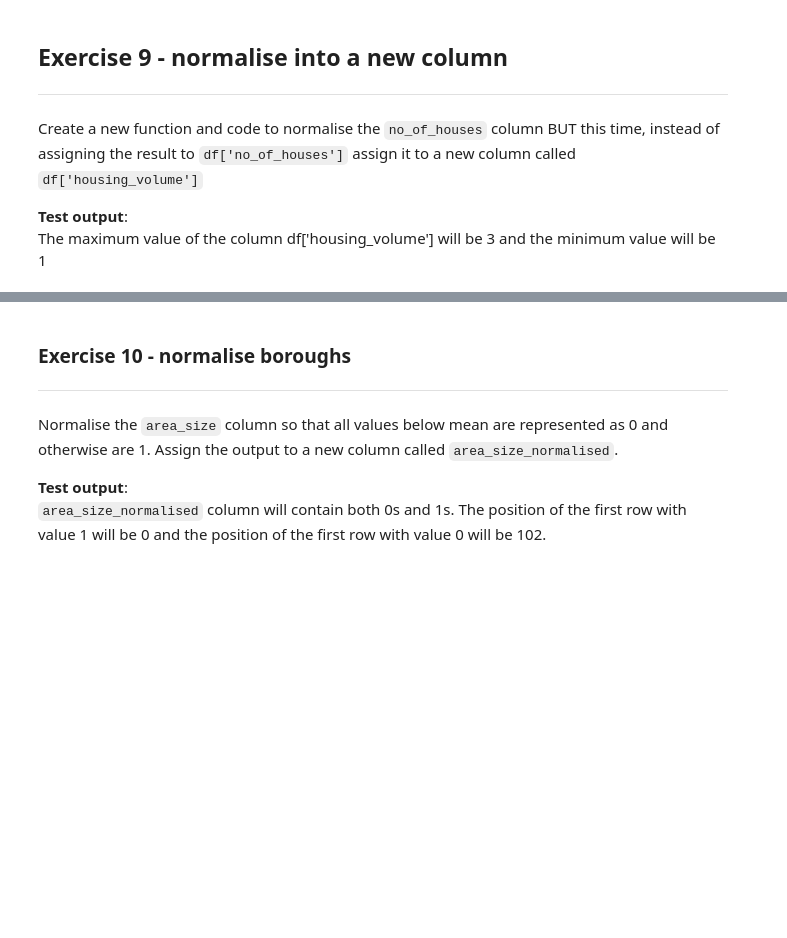
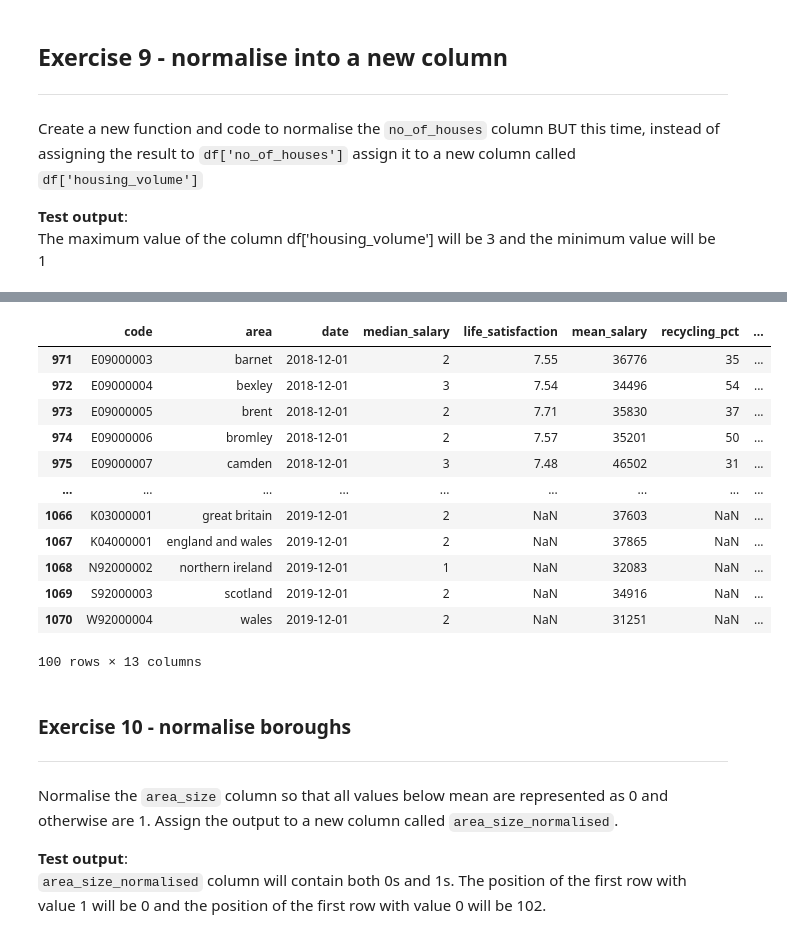
Before and after one commit to midbrain1/programming_for_data, a Jupyter notebook: Sorting_and_cleaning.ipynb, the cells around one changed output, grey strips where cells are left out. Cells and saved outputs as stored; diff of their text form; code cells hidden in the pictures; blank space fills up the shorter version.

```diff
--- a/Sorting_and_cleaning.ipynb
+++ b/Sorting_and_cleaning.ipynb
@@ -285,3 +354,8 @@ Create a new function and code to normalise the `no_of_houses` column BUT this t
 
 **Test output**:
 The maximum value of the column df['housing_volume'] will be 3 and the minimum value will be 1
+# %%
+import numpy as np
+Housing_London['housing_volume']=np.nan
+
+Housing_London.head()
@@ -288,3 +381,28 @@ The maximum value of the column df['housing_volume'] will be 3 and the minimum v
+# %%
+def normalise_volume(df):
+    if df['no_of_houses']<=Housing_London['no_of_houses'].quantile(q=0.33):
+        return 1
+    elif df['no_of_houses']<=Housing_London['no_of_houses'].quantile(q=0.66):
+        return 2
+    else:
+        return 3
+Housing_London['housing_volume'] = Housing_London.apply(normalise_volume, axis=1)
+
+Housing_London.tail(100)
+# %% [output]
+|  | code | area | date | median_salary | life_satisfaction | mean_salary | recycling_pct | ... |
+| 971 | E09000003 | barnet | 2018-12-01 | 2 | 7.55 | 36776 | 35 | ... |
+| 972 | E09000004 | bexley | 2018-12-01 | 3 | 7.54 | 34496 | 54 | ... |
+| 973 | E09000005 | brent | 2018-12-01 | 2 | 7.71 | 35830 | 37 | ... |
+| 974 | E09000006 | bromley | 2018-12-01 | 2 | 7.57 | 35201 | 50 | ... |
+| 975 | E09000007 | camden | 2018-12-01 | 3 | 7.48 | 46502 | 31 | ... |
+| ... | ... | ... | ... | ... | ... | ... | ... | ... |
+| 1066 | K03000001 | great britain | 2019-12-01 | 2 | NaN | 37603 | NaN | ... |
+| 1067 | K04000001 | england and wales | 2019-12-01 | 2 | NaN | 37865 | NaN | ... |
+| 1068 | N92000002 | northern ireland | 2019-12-01 | 1 | NaN | 32083 | NaN | ... |
+| 1069 | S92000003 | scotland | 2019-12-01 | 2 | NaN | 34916 | NaN | ... |
+| 1070 | W92000004 | wales | 2019-12-01 | 2 | NaN | 31251 | NaN | ... |
+100 rows × 13 columns
 # %% [markdown]
 ### Exercise 10 - normalise boroughs
 ---
```
Also changed, not shown: parts of 11 cells of this notebook.
